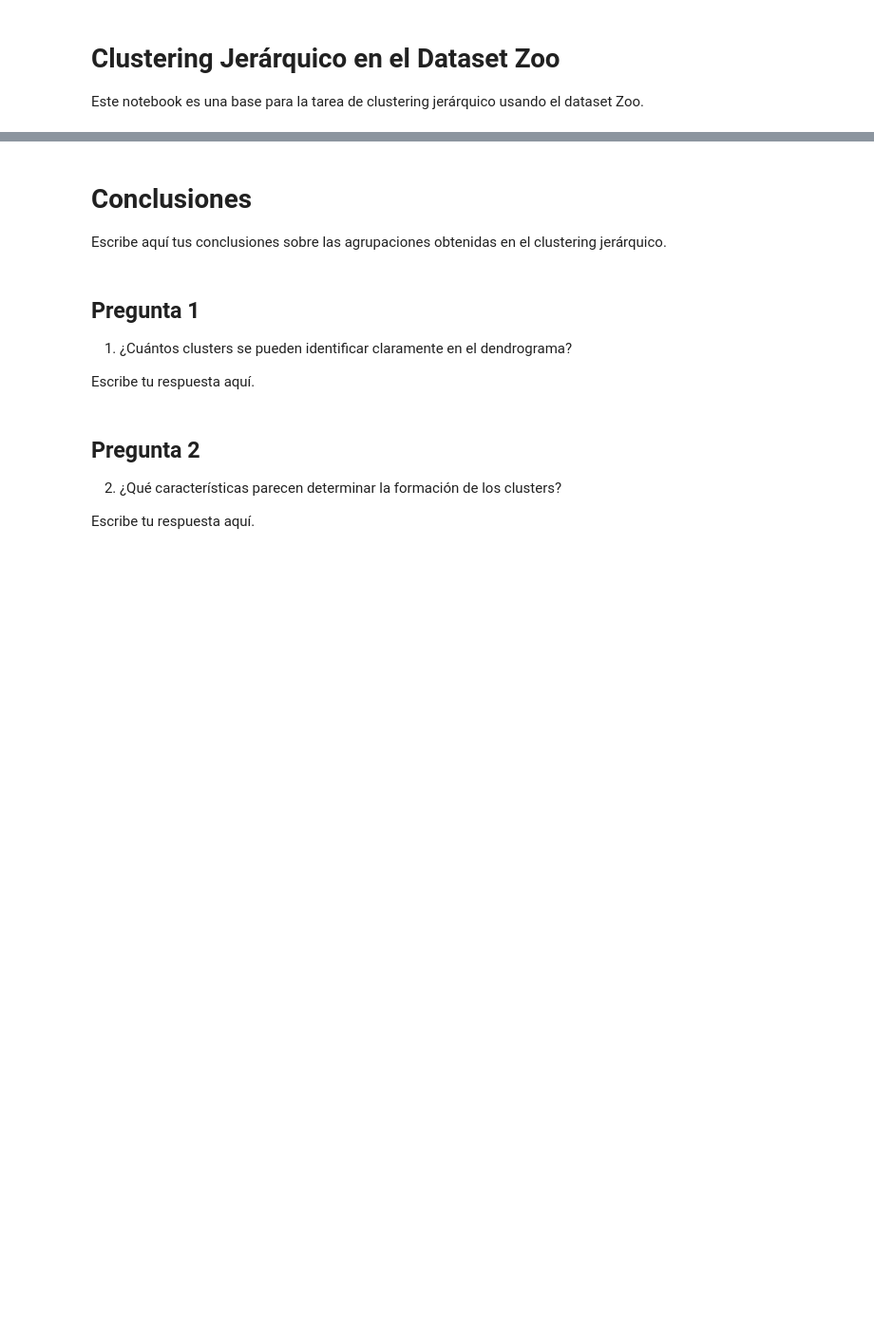
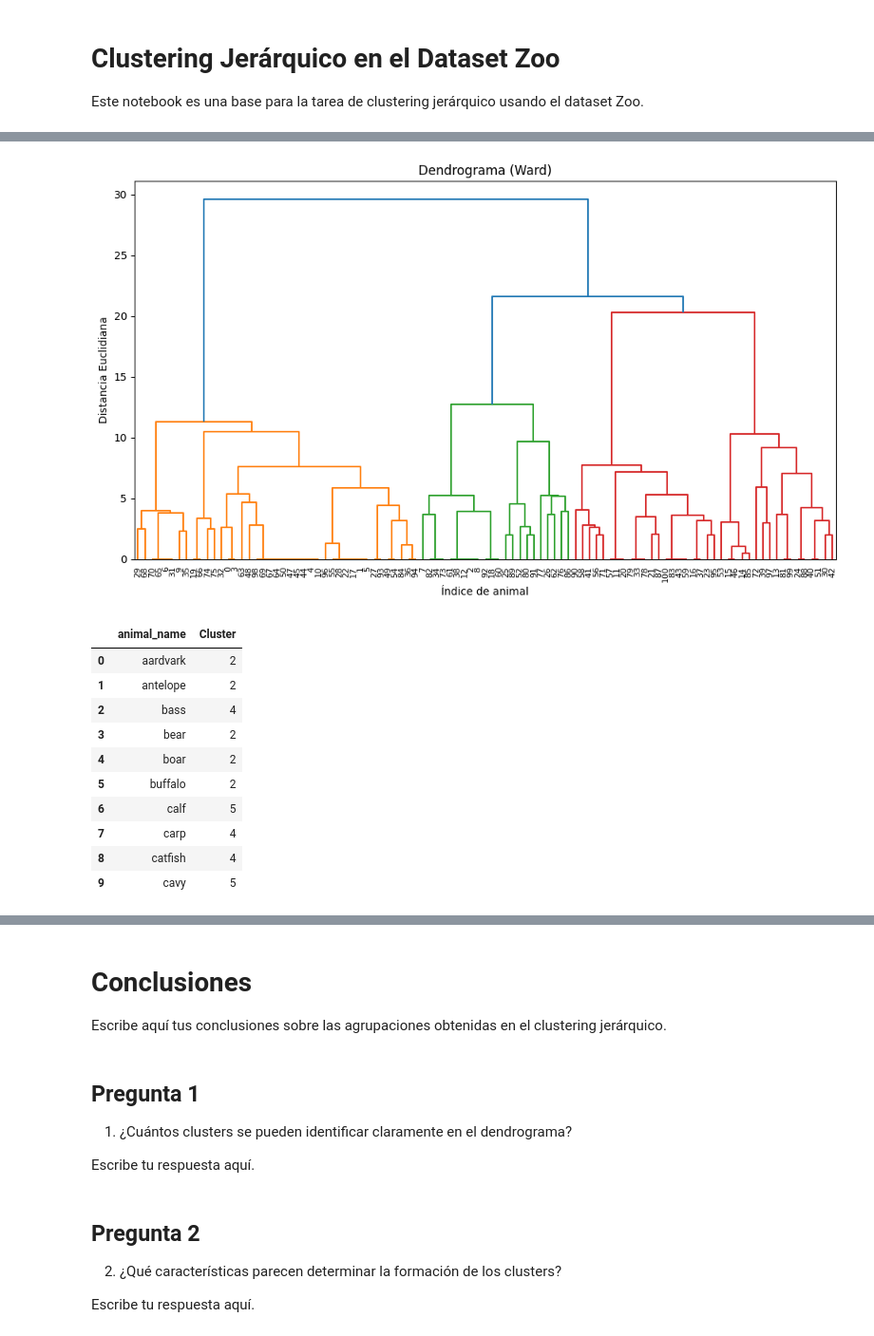
Before and after one commit to BorisMejiasII/Hierarchical-Clustering, a Jupyter notebook: Notebook_Tarea_Zoo_Clustering.ipynb, the cells around one changed output, grey strips where cells are left out. Shown at 95% size. Cells and saved outputs as stored; diff of their text form; code cells hidden in the pictures; blank space fills up the shorter version.

Commit message:
Realizado el laboratorio en sí, hasta el punto 4, falta responder las preguntas

```diff
--- a/Notebook_Tarea_Zoo_Clustering.ipynb
+++ b/Notebook_Tarea_Zoo_Clustering.ipynb
@@ -24,0 +6,15 @@ FileNotFoundError: [Errno 2] No such file or directory: 'zoo.csv'
+# %%
+# ===============================
+# Paso 1: Cargar el dataset
+# ===============================
+
+import pandas as pd
+
+# URL raw de tu archivo zoo.csv en GitHub
+url = 'https://raw.githubusercontent.com/BorisMejiasII/Hierarchical-Clustering/main/zoo.csv'
+
+# Cargar el CSV directamente desde GitHub
+df = pd.read_csv(url)
+
+# Mostrar las primeras 5 filas para confirmar carga
+df.head()
@@ -24,0 +57,54 @@ FileNotFoundError: [Errno 2] No such file or directory: 'zoo.csv'
+# %%
+# Paso 3: Clustering Jerárquico
+
+# ===============================
+# Paso 3: Clustering Jerárquico
+#   - Dibujar dendrograma
+#   - Ajustar AgglomerativeClustering y asignar etiquetas de cluster
+# ===============================
+
+import scipy.cluster.hierarchy as sch
+from matplotlib import pyplot as plt
+from sklearn.cluster import AgglomerativeClustering
+
+# 3.1. Dendrograma (método Ward)
+plt.figure(figsize=(10, 6))
+dendrogram = sch.dendrogram(
+    sch.linkage(X_scaled, method='ward'),
+    leaf_rotation=90,
+    leaf_font_size=8
+)
+plt.title("Dendrograma (Ward)")
+plt.xlabel("Índice de animal")
+plt.ylabel("Distancia Euclidiana")
+plt.tight_layout()
+plt.show()
+
+# 3.2. Ajustar AgglomerativeClustering
+#     Con linkage='ward' ya se usa métrica euclidiana por defecto,
+#     así que no hace falta especificar 'metric' ni 'affinity'.
+n_clusters = 7
+hc = AgglomerativeClustering(
+    n_clusters=n_clusters,
+    linkage='ward'
+)
+y_hc = hc.fit_predict(X_scaled)
+
+# 3.3. Añadir la columna 'Cluster' al DataFrame original
+df['Cluster'] = y_hc
+
+# 3.4. Mostrar algunos animales con su asignación de cluster
+df[['animal_name', 'Cluster']].head(10)
+# %% [output]
+[figure, added]
+|  | animal_name | Cluster |
+| 0 | aardvark | 2 |
+| 1 | antelope | 2 |
+| 2 | bass | 4 |
+| 3 | bear | 2 |
+| 4 | boar | 2 |
+| 5 | buffalo | 2 |
+| 6 | calf | 5 |
+| 7 | carp | 4 |
+| 8 | catfish | 4 |
+| 9 | cavy | 5 |
```
Also changed, not shown: parts of 7 cells of this notebook.
